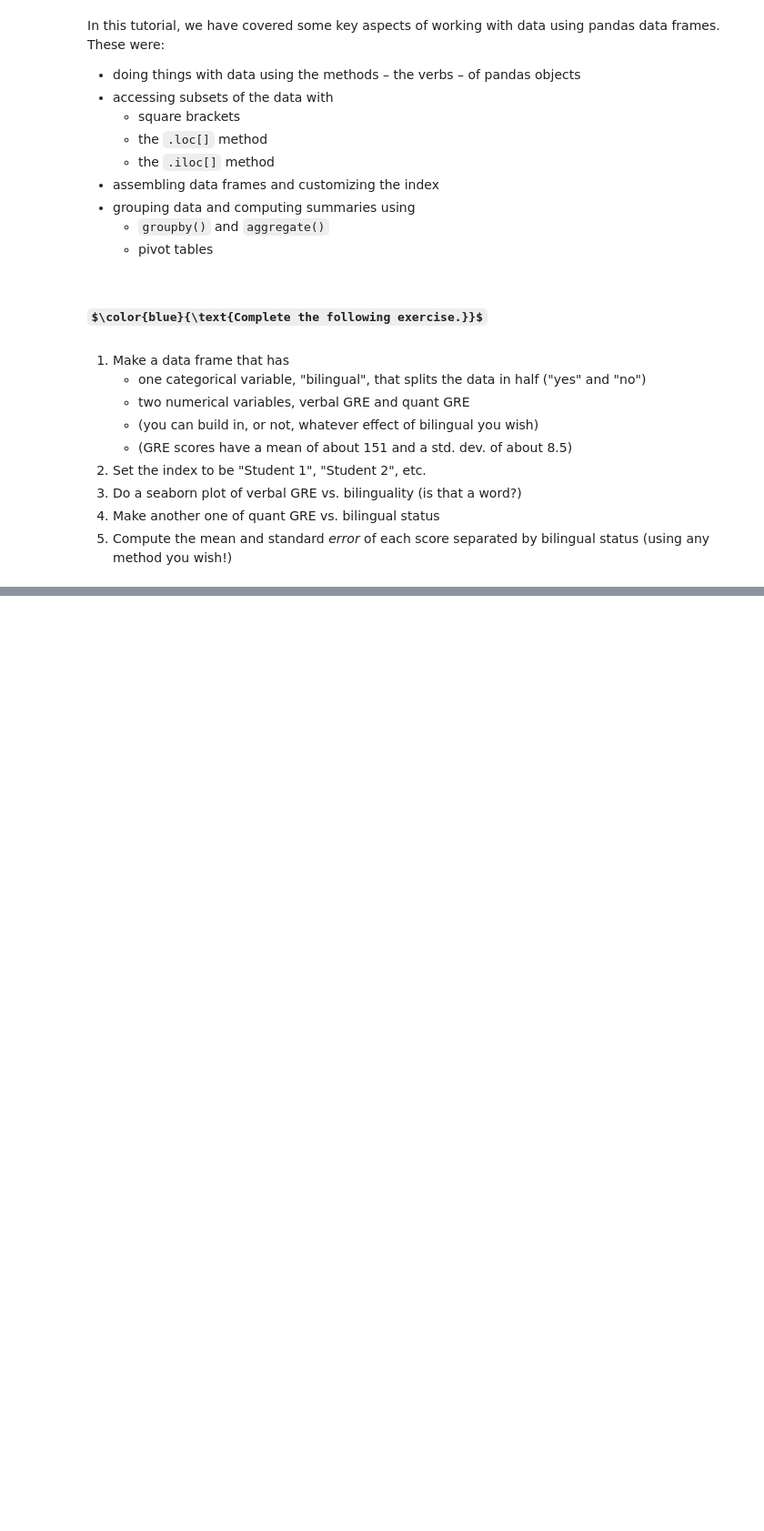
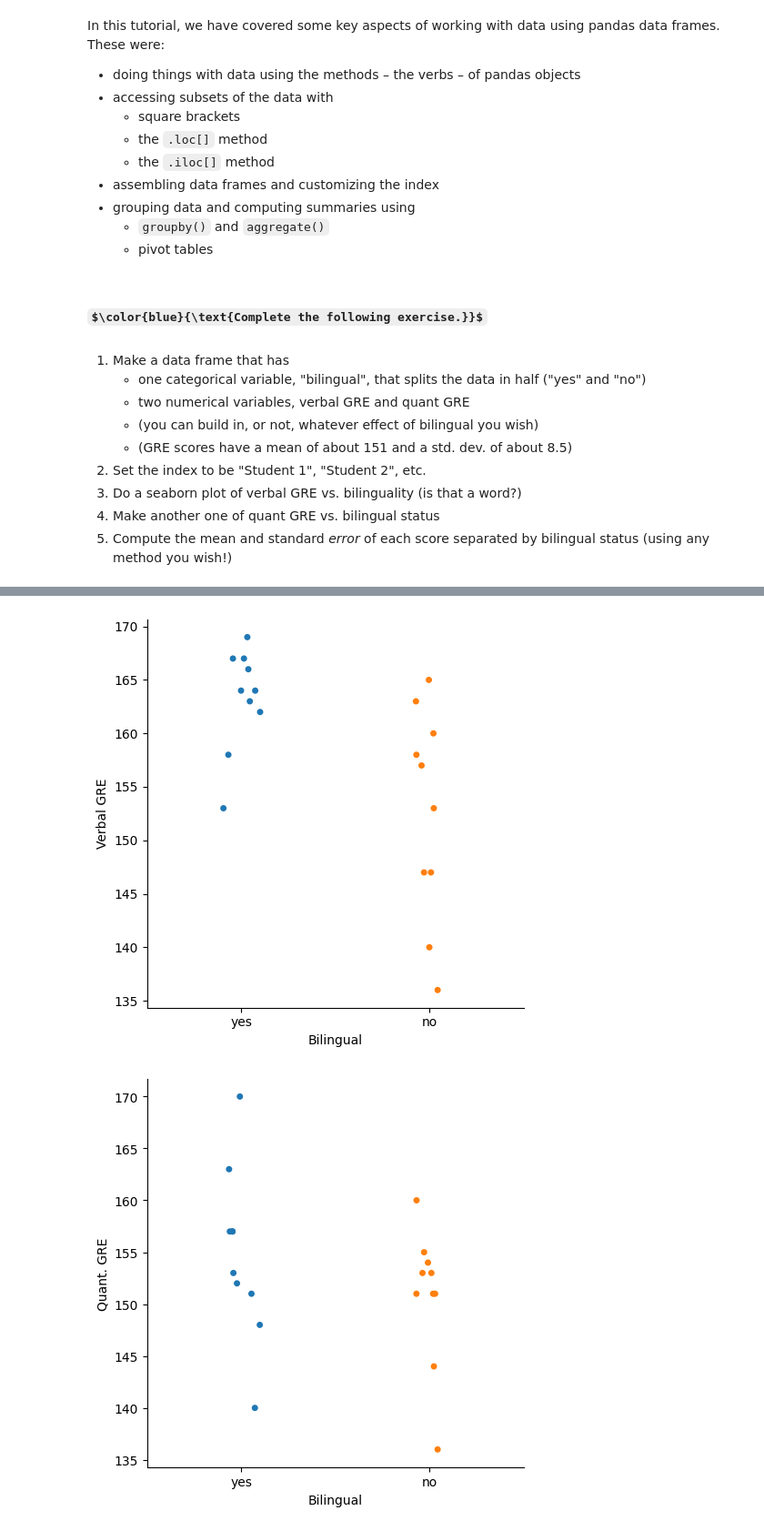
Before and after one commit to mrfrmtz/FDSPython, a Jupyter notebook: tutorial018-Pandas-Advanced-WorkingWithData.ipynb, the cells around one changed output, grey strips where cells are left out. Shown at 91% size. Saved outputs shown, nothing was run; the diff lists cells and outputs as text; code cells hidden in the pictures; some formulas as TeX source; blank space fills up the shorter version.

```diff
--- a/tutorial018-Pandas-Advanced-WorkingWithData.ipynb
+++ b/tutorial018-Pandas-Advanced-WorkingWithData.ipynb
@@ -1050,3 +1015,34 @@ In this tutorial, we have covered some key aspects of working with data using pa
 3. Do a seaborn plot of verbal GRE vs. bilinguality (is that a word?)
 4. Make another one of quant GRE vs. bilingual status
 5. Compute the mean and standard *error* of each score separated by bilingual status (using any method you wish!)
+# %%
+num_participant = 20
+
+# bilingual array
+bilingual = pd.Series(['yes', 'no'])
+bilingual = bilingual.repeat(num_participant/2)
+bilingual = bilingual.reset_index(drop=True)
+
+# verbal and quant GRE
+verbal = np.int64(151 + 8.5 * np.random.randn(num_participant,))
+quant = np.int64(151 + 8.5 * np.random.randn(num_participant,))
+
+verbal[0:10] = verbal[0:10] + 6
+quant[0:10] = quant[0:10] + 3
+
+# make dict
+GRE_bi = {'Verbal GRE': verbal,
+         'Quant. GRE': quant,
+         'Bilingual': bilingual,
+         }
+# dataframe
+GRE_bi_df = pd.DataFrame(GRE_bi)
+
+
+# index students
+index = np.array([])
+for i in range(1, num_participant + 1):
+    index = np.append(index, "Student " + str(i))
+
+GRE_bi_df.index = index # specify index
+GRE_bi_df
@@ -1052,0 +1067,9 @@ In this tutorial, we have covered some key aspects of working with data using pa
+# %%
+# verbal GRE vs. bilingual
+sns.catplot(data = GRE_bi_df, x = 'Bilingual', y = 'Verbal GRE', hue = 'Bilingual');
+
+# quant GRE vs. bilingual
+sns.catplot(data = GRE_bi_df, x = 'Bilingual', y = 'Quant. GRE', hue = 'Bilingual');
+# %% [output]
+[figure, added]
+[figure, added]
```
Also changed, not shown: parts of 57 cells of this notebook.
